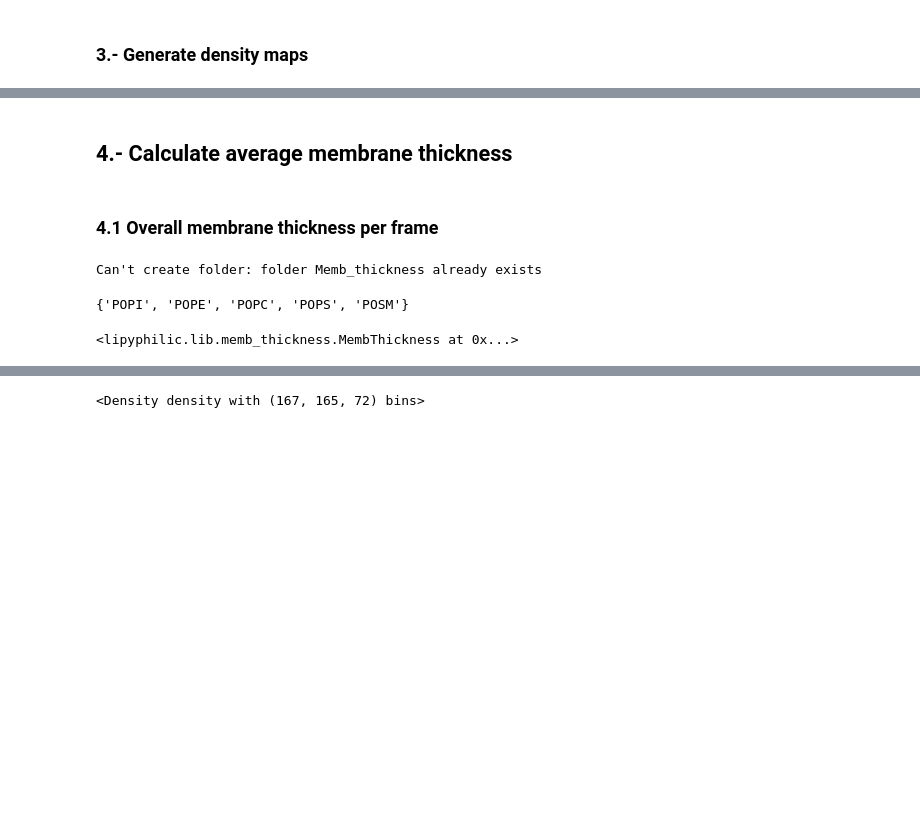
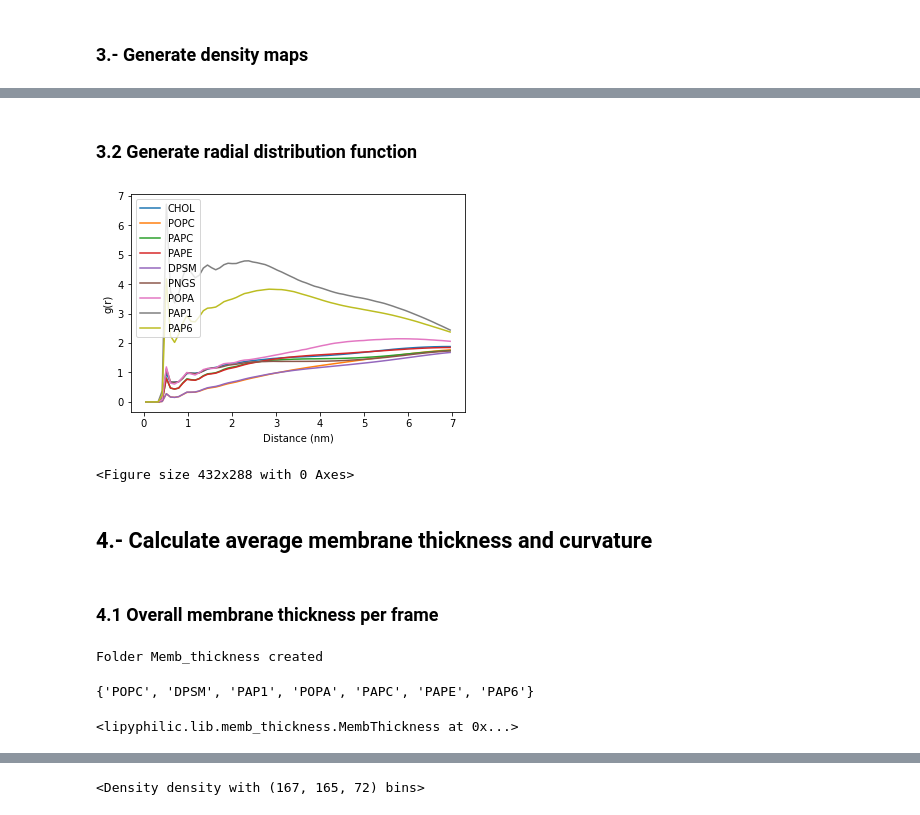
Before and after one commit to Rasekuro/APM_lab, a Jupyter notebook: Analysis_scripts/Lipid_fingerprint_analysis.ipynb, the cells around one changed output, grey strips where cells are left out. Cells and saved outputs as stored; diff of their text form; code cells hidden in the pictures; blank space fills up the shorter version.

```diff
--- a/Analysis_scripts/Lipid_fingerprint_analysis.ipynb
+++ b/Analysis_scripts/Lipid_fingerprint_analysis.ipynb
@@ -244,15 +328,41 @@ Plotting density map of POPI
+# %% [markdown]
+### 3.2 Generate radial distribution function
+# %%
+from MDAnalysis.analysis import rdf
+
+dict_rdf = {}
+
+for lipid in lipid_list:
+    dict_rdf[lipid] = rdf.InterRDF(u.select_atoms("protein"), u.select_atoms(f"resname {lipid}"), nbins=75, range=(0.0, 70.0), verbose=True)
+
+    dict_rdf[lipid].run()
+# %%
+df = pd.DataFrame(data={key:value.results.rdf for key, value in dict_rdf.items()})
+df["bin"] = dict_rdf[lipid].results.bins/10
+
+ax=sns.lineplot(data=df.melt(id_vars="bin"), x="bin", y="value", hue="variable")
+plt.xlabel("Distance (nm)")
+plt.ylabel("g(r)")
+plt.legend(loc="best")
+plt.show()
+fig=ax.get_figure()
+fig.savefig(f"./Data_Analysis/rdf.tiff", transparent=True, dpi=800)
+plt.clf()
+# %% [output]
+[figure, added]
+<Figure size 432x288 with 0 Axes>
 # %% [markdown]
-## 4.- Calculate average membrane thickness
+## 4.- Calculate average membrane thickness and curvature
 # %% [markdown]
 ### 4.1 Overall membrane thickness per frame
 # %%
 try:
-    os.mkdir("Analysis/Memb_thickness")
+    os.mkdir("Data_Analysis/Memb_thickness")
     print("Folder Memb_thickness created")
 except OSError as error:
     print("Can't create folder: folder Memb_thickness already exists")
 # %% [output]
-Can't create folder: folder Memb_thickness already exists
+Folder Memb_thickness created
 # %%
 #First assign leaflets
 leaflets = AssignLeaflets(
@@ -261,7 +371,7 @@ leaflets = AssignLeaflets(
 )
 leaflets.run()
 
-lipid_set_noCHOL = set(lipid_list) - set("CHOL")
+lipid_set_noCHOL = set(lipid_list) - set(["CHOL", "PNGS"]) #Remove lipids without PO4
 print(lipid_set_noCHOL)
 
 #Determine overall thickness per frame
@@ -278,7 +388,7 @@ memb_thickness.run(
   verbose=True
 )
 # %% [output]
-{'POPI', 'POPE', 'POPC', 'POPS', 'POSM'}
+{'POPC', 'DPSM', 'PAP1', 'POPA', 'PAPC', 'PAPE', 'PAP6'}
 <lipyphilic.lib.memb_thickness.MembThickness at 0x...>
 # %%
 #Calculate average mbr thickness over sliding window
```
Also changed, not shown: parts of 31 cells of this notebook, 3 other files.
